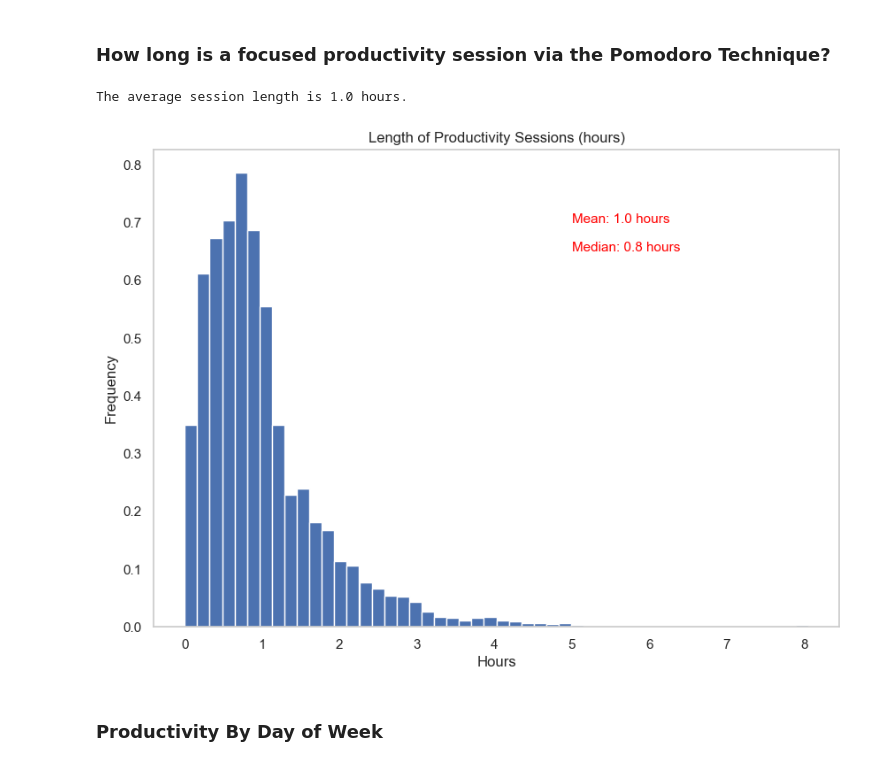
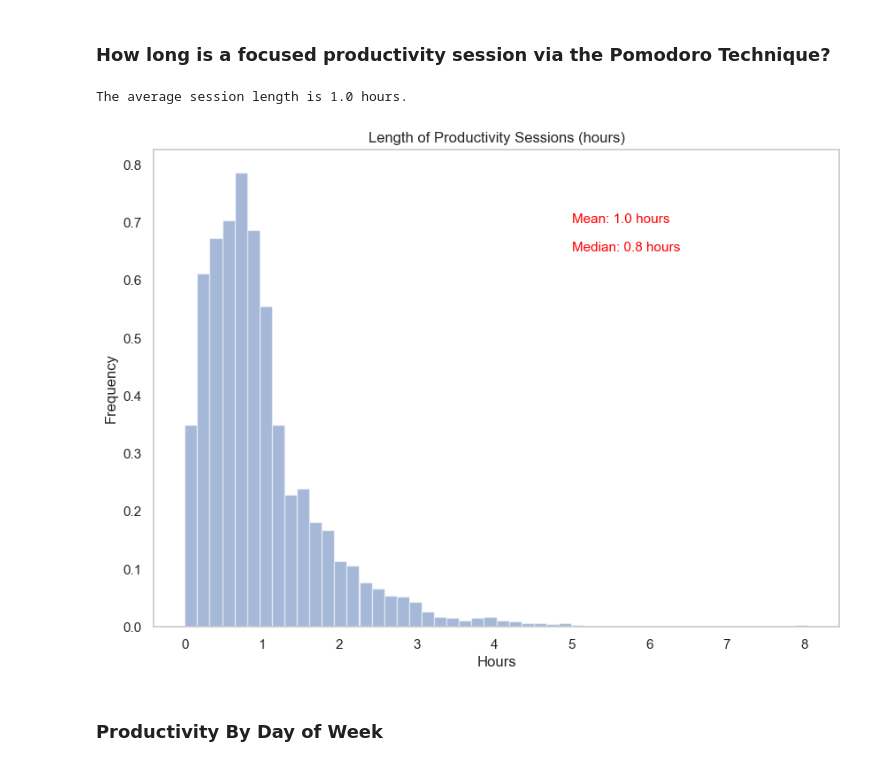
Before and after one commit to awkwardarm/Portfolio-Projects, a Jupyter notebook: Porftolio Project - Time Tracking.ipynb, the cells around one changed output. Saved outputs shown, nothing was run; the diff lists cells and outputs as text; code cells hidden in the pictures.

```diff
--- a/Porftolio Project - Time Tracking.ipynb
+++ b/Porftolio Project - Time Tracking.ipynb
@@ -64,28 +64,28 @@ plt.show()
 # %%
 # Determine average session length
 average_session_length = round(time_tracking['hours'].mean(), 2)
 median_session_length = round(time_tracking['hours'].median(), 2)
 print(f'The average session length is {average_session_length} hours.')
 
 # filter data by hours
 column_data = time_tracking['hours']
 
 # plot histogram
 plt.figure(figsize=(10,7))
-plt.hist(column_data, density=True, bins= 50)
+plt.hist(column_data, density=True, bins= 50, alpha = 0.5)
 title = 'Length of Productivity Sessions (hours)'
 plt.xlabel('Hours')
 plt.ylabel('Frequency')
 plt.title(title)
 plt.grid(False)
 plt.text(5,0.7, f'Mean: {average_session_length} hours', color='red', fontsize=11)
 plt.text(5,0.65, f'Median: {median_session_length} hours', color='red', fontsize=11)
 # save figure for reporting
 plt.savefig(os.path.join('Visualizations', title))
 plt.show()
 # %% [output]
 The average session length is 1.0 hours.
-[figure, old version]
+[figure, new version]
 # %% [markdown]
 ### Productivity By Day of Week
 # %%
```
Also changed, not shown: parts of 12 cells of this notebook, 8 other files.
